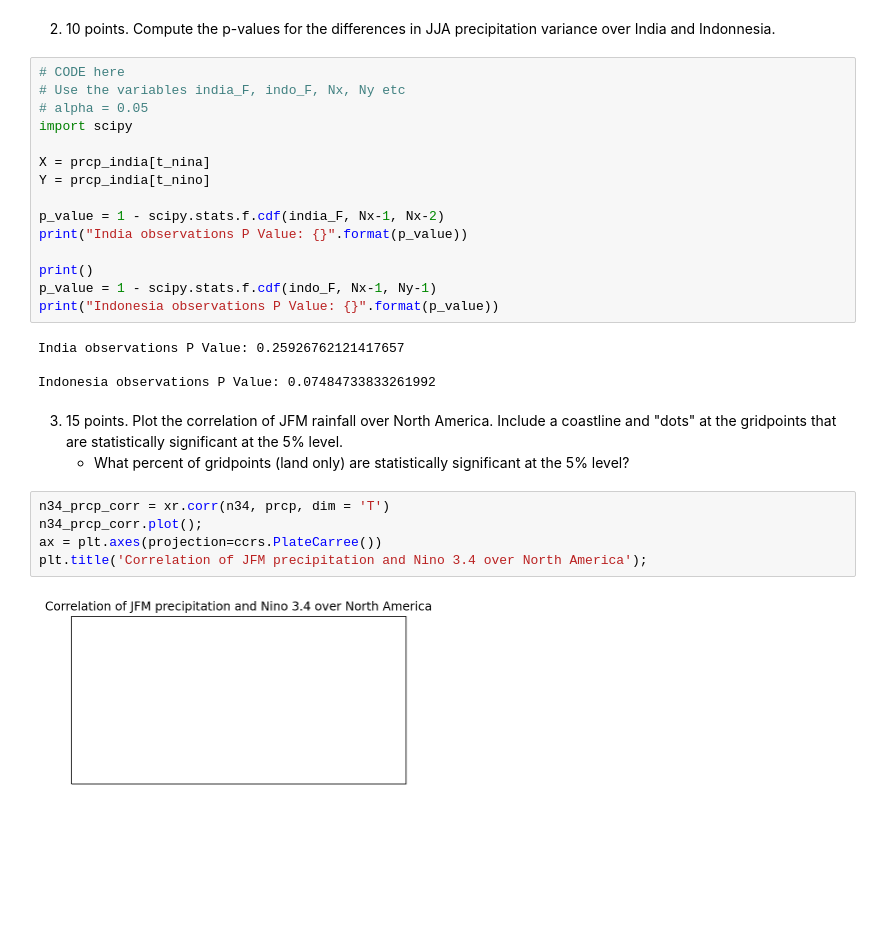
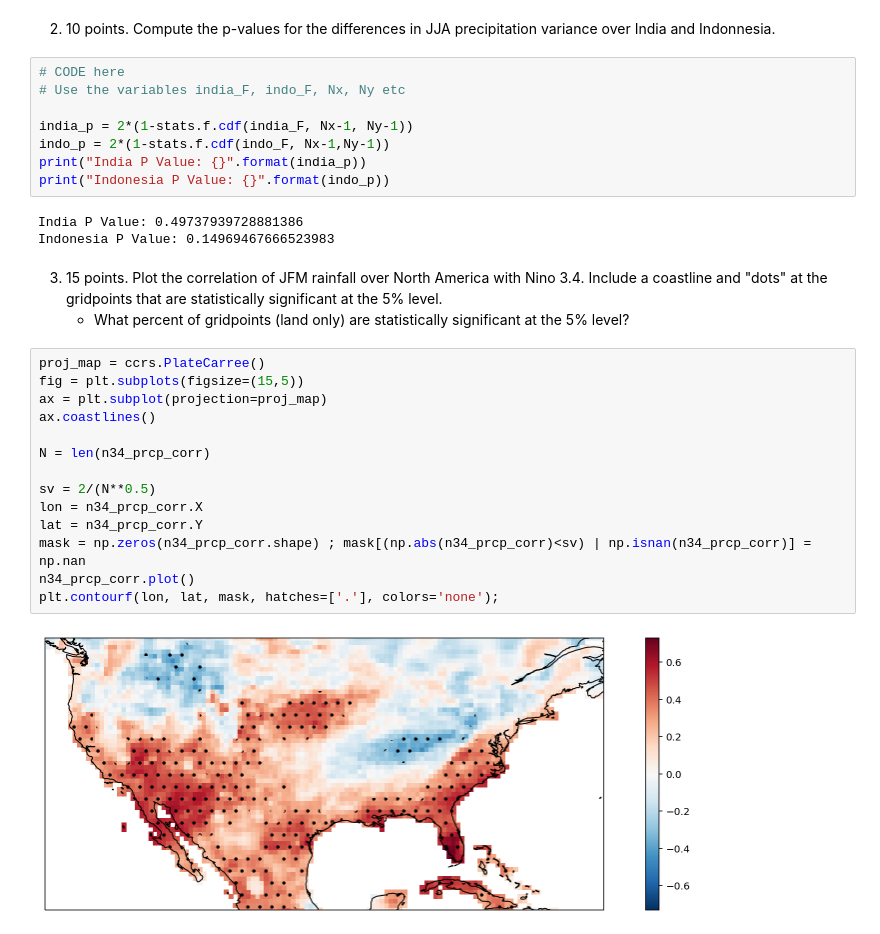
Before and after one commit to mdonahue263/apma4990-mad2311, a Jupyter notebook: HW-03.ipynb, the cells around one changed output. Saved outputs shown, nothing was run; the diff lists cells and outputs as text; blank space fills up the shorter version.

```diff
--- a/HW-03.ipynb
+++ b/HW-03.ipynb
@@ -471,29 +473,30 @@ Ttest_indResult(statistic=1.6489275267329377, pvalue=0.11478227725285987)
 # %%
 # CODE here
 # Use the variables india_F, indo_F, Nx, Ny etc
-# alpha = 0.05
-import scipy
 
-X = prcp_india[t_nina]
-Y = prcp_india[t_nino]
-
-p_value = 1 - scipy.stats.f.cdf(india_F, Nx-1, Nx-2)
-print("India observations P Value: {}".format(p_value))
-
-print()
-p_value = 1 - scipy.stats.f.cdf(indo_F, Nx-1, Ny-1)
-print("Indonesia observations P Value: {}".format(p_value))
+india_p = 2*(1-stats.f.cdf(india_F, Nx-1, Ny-1))
+indo_p = 2*(1-stats.f.cdf(indo_F, Nx-1,Ny-1))
+print("India P Value: {}".format(india_p))
+print("Indonesia P Value: {}".format(indo_p))
 # %% [output]
-India observations P Value: 0.25926762121417657
-
-Indonesia observations P Value: 0.07484733833261992
+India P Value: 0.49737939728881386
+Indonesia P Value: 0.14969467666523983
 # %% [markdown]
-3. 15 points. Plot the correlation of JFM rainfall over North America. Include a coastline and "dots" at the gridpoints that are statistically significant at the 5% level.
+3. 15 points. Plot the correlation of JFM rainfall over North America with Nino 3.4. Include a coastline and "dots" at the gridpoints that are statistically significant at the 5% level.
     - What percent of gridpoints (land only) are statistically significant at the 5% level?
-# %%
-n34_prcp_corr = xr.corr(n34, prcp, dim = 'T')
-n34_prcp_corr.plot();
-ax = plt.axes(projection=ccrs.PlateCarree())
-plt.title('Correlation of JFM precipitation and Nino 3.4 over North America');
-# %% [output]
-[figure, removed]
+# %%
+proj_map = ccrs.PlateCarree()
+fig = plt.subplots(figsize=(15,5))
+ax = plt.subplot(projection=proj_map)
+ax.coastlines()
+
+N = len(n34_prcp_corr)
+
+sv = 2/(N**0.5)
+lon = n34_prcp_corr.X
+lat = n34_prcp_corr.Y
+mask = np.zeros(n34_prcp_corr.shape) ; mask[(np.abs(n34_prcp_corr)<sv) | np.isnan(n34_prcp_corr)] = np.nan
+n34_prcp_corr.plot()
+plt.contourf(lon, lat, mask, hatches=['.'], colors='none');
+# %% [output]
+[figure, added]
```
Also changed, not shown: parts of 23 cells of this notebook.
